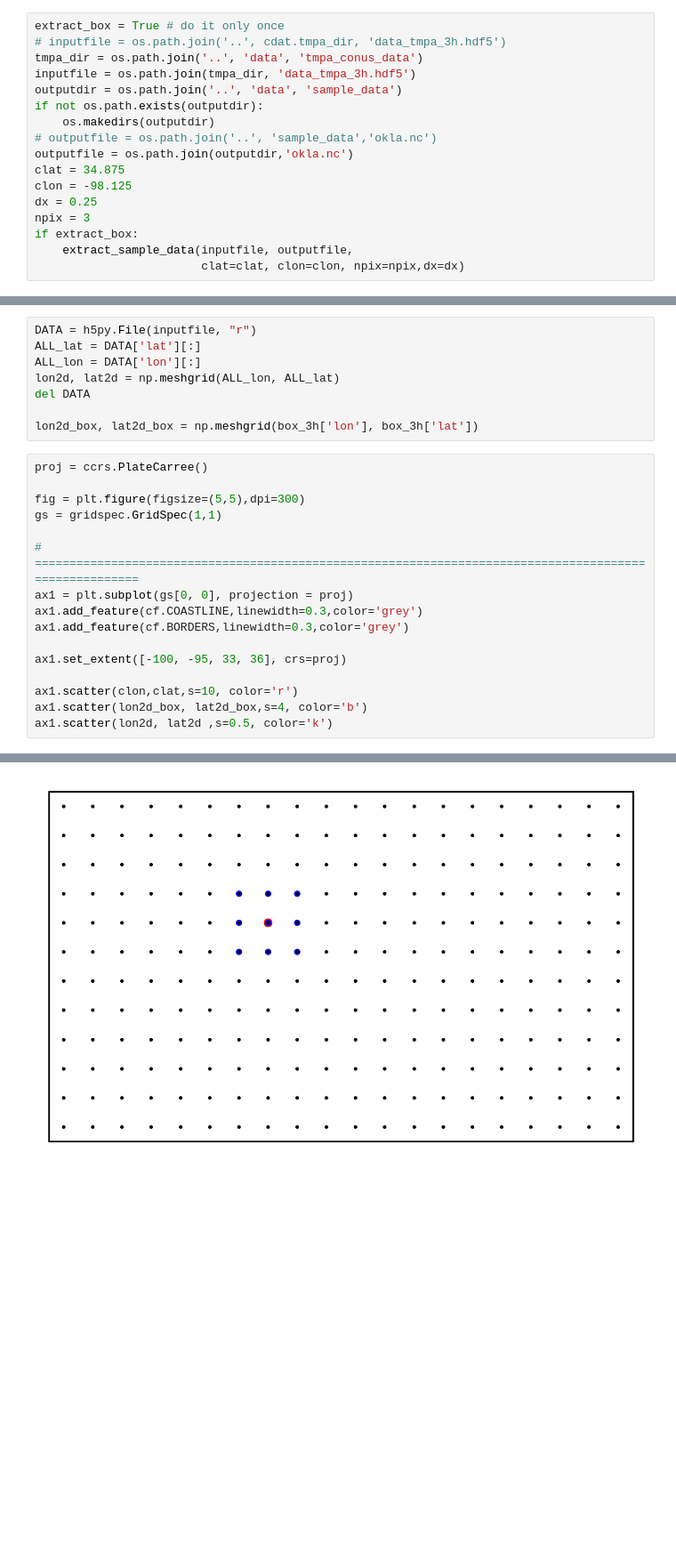
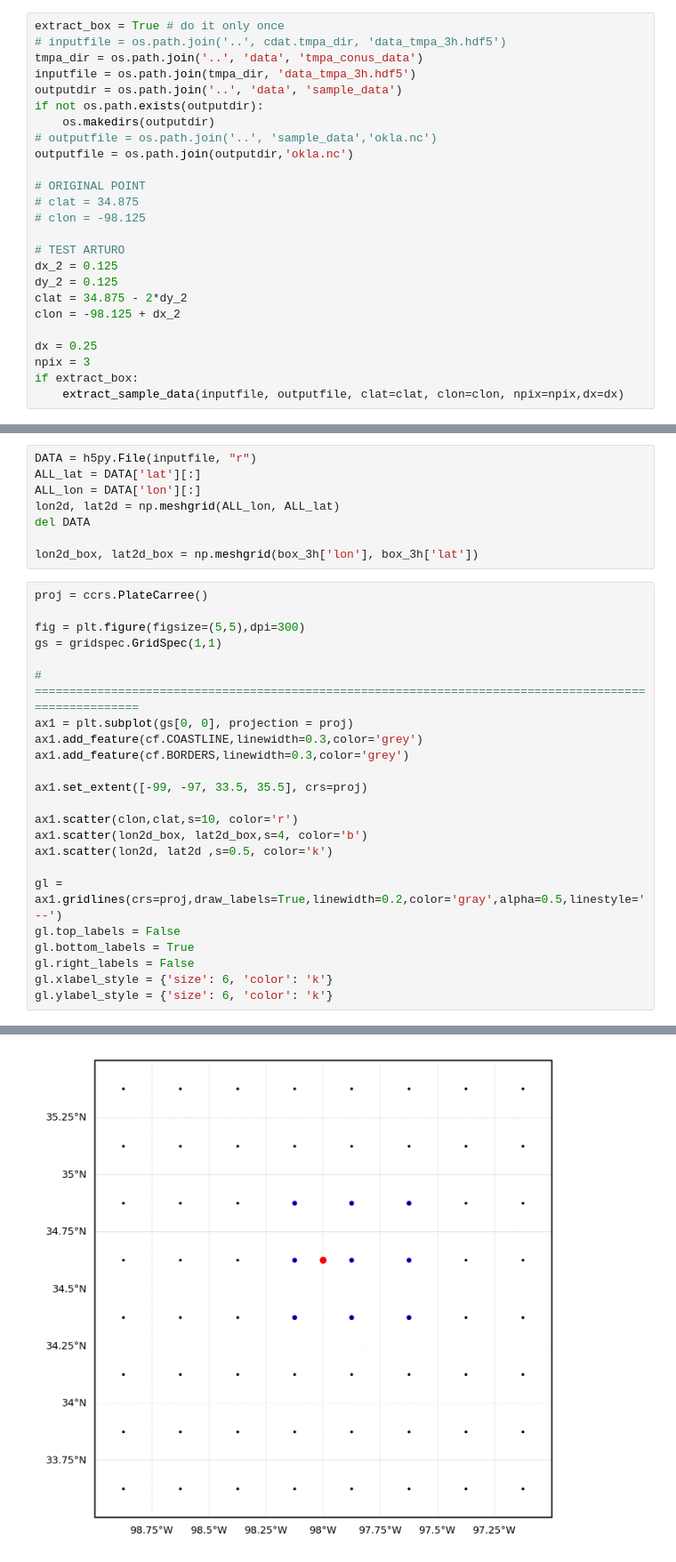
Before and after one commit to mhacarthur/downpy, a Jupyter notebook: codes/test_downscale.ipynb, the cells around one changed output, grey strips where cells are left out. Shown at 89% size. Saved outputs shown, nothing was run; the diff lists cells and outputs as text; blank space fills up the shorter version.

Commit message:
create codes to test downscaling

```diff
--- a/codes/test_downscale.ipynb
+++ b/codes/test_downscale.ipynb
@@ -76,13 +78,21 @@ if not os.path.exists(outputdir):
     os.makedirs(outputdir)
 # outputfile = os.path.join('..', 'sample_data','okla.nc')
 outputfile = os.path.join(outputdir,'okla.nc')
-clat = 34.875
-clon = -98.125
+
+# ORIGINAL POINT
+# clat = 34.875
+# clon = -98.125
+
+# TEST ARTURO
+dx_2 = 0.125
+dy_2 = 0.125
+clat = 34.875 - 2*dy_2
+clon = -98.125 + dx_2
+
 dx = 0.25
 npix = 3
 if extract_box:
-    extract_sample_data(inputfile, outputfile,
-                        clat=clat, clon=clon, npix=npix,dx=dx)
+    extract_sample_data(inputfile, outputfile, clat=clat, clon=clon, npix=npix,dx=dx)
 # %% [output]
 dataset shape = (280, 112, 2433)
 (3, 3, 2433)
@@ -111,9 +120,16 @@ ax1 = plt.subplot(gs[0, 0], projection = proj)
 ax1.add_feature(cf.COASTLINE,linewidth=0.3,color='grey')
 ax1.add_feature(cf.BORDERS,linewidth=0.3,color='grey')
 
-ax1.set_extent([-100, -95, 33, 36], crs=proj)
+ax1.set_extent([-99, -97, 33.5, 35.5], crs=proj)
 
 ax1.scatter(clon,clat,s=10, color='r')
 ax1.scatter(lon2d_box, lat2d_box,s=4, color='b')
 ax1.scatter(lon2d, lat2d ,s=0.5, color='k')
+
+gl = ax1.gridlines(crs=proj,draw_labels=True,linewidth=0.2,color='gray',alpha=0.5,linestyle='--')
+gl.top_labels = False
+gl.bottom_labels = True
+gl.right_labels = False
+gl.xlabel_style = {'size': 6, 'color': 'k'}
+gl.ylabel_style = {'size': 6, 'color': 'k'}
 # %% [output]
@@ -121,4 +136,4 @@ ax1.scatter(lon2d, lat2d ,s=0.5, color='k')
-[figure, old version]
+[figure, new version]
 # %%
 # downscaling:
 print('Example: running the downscaling function')
```
Also changed, not shown: parts of 19 cells of this notebook, 7 other files.
